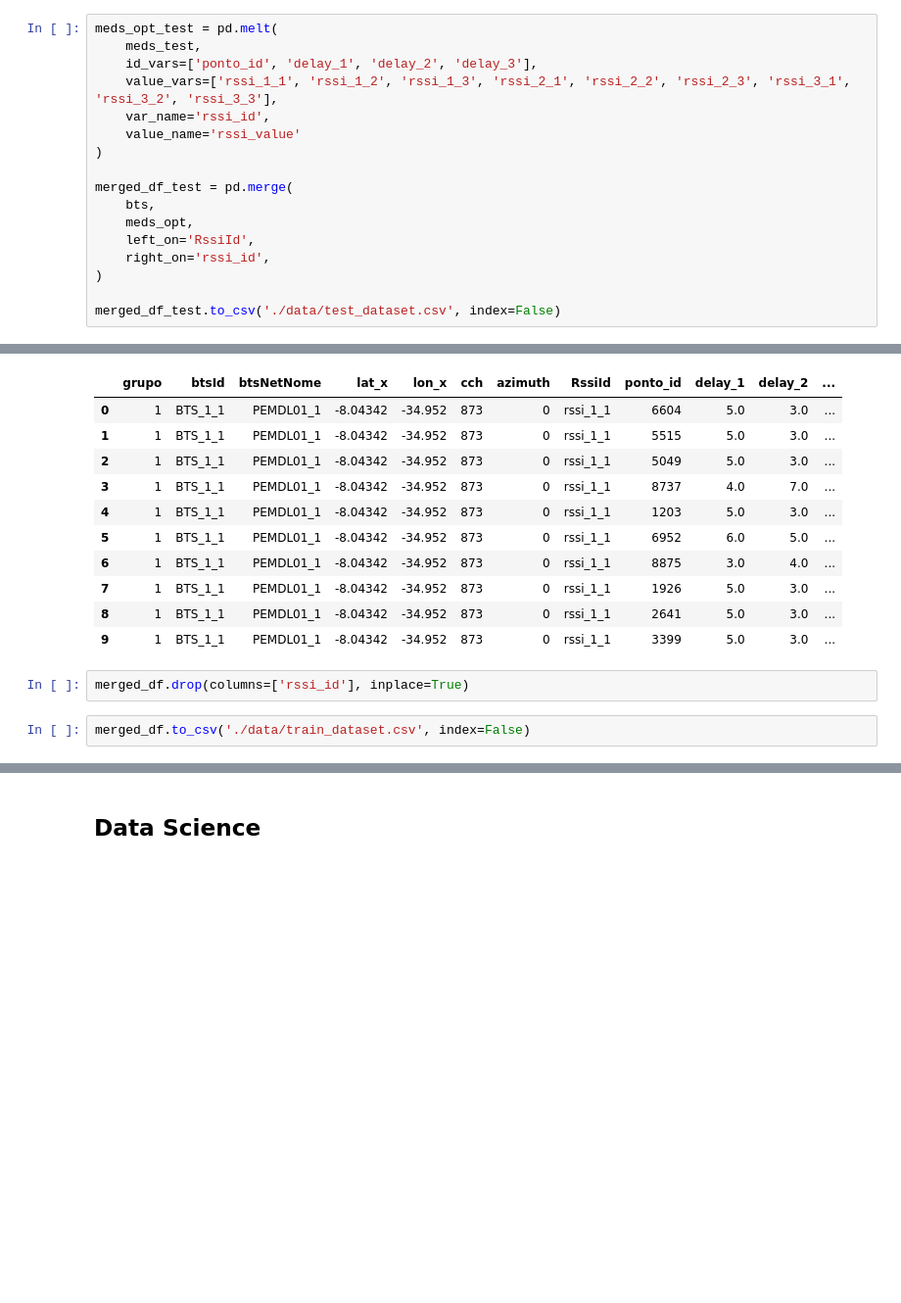
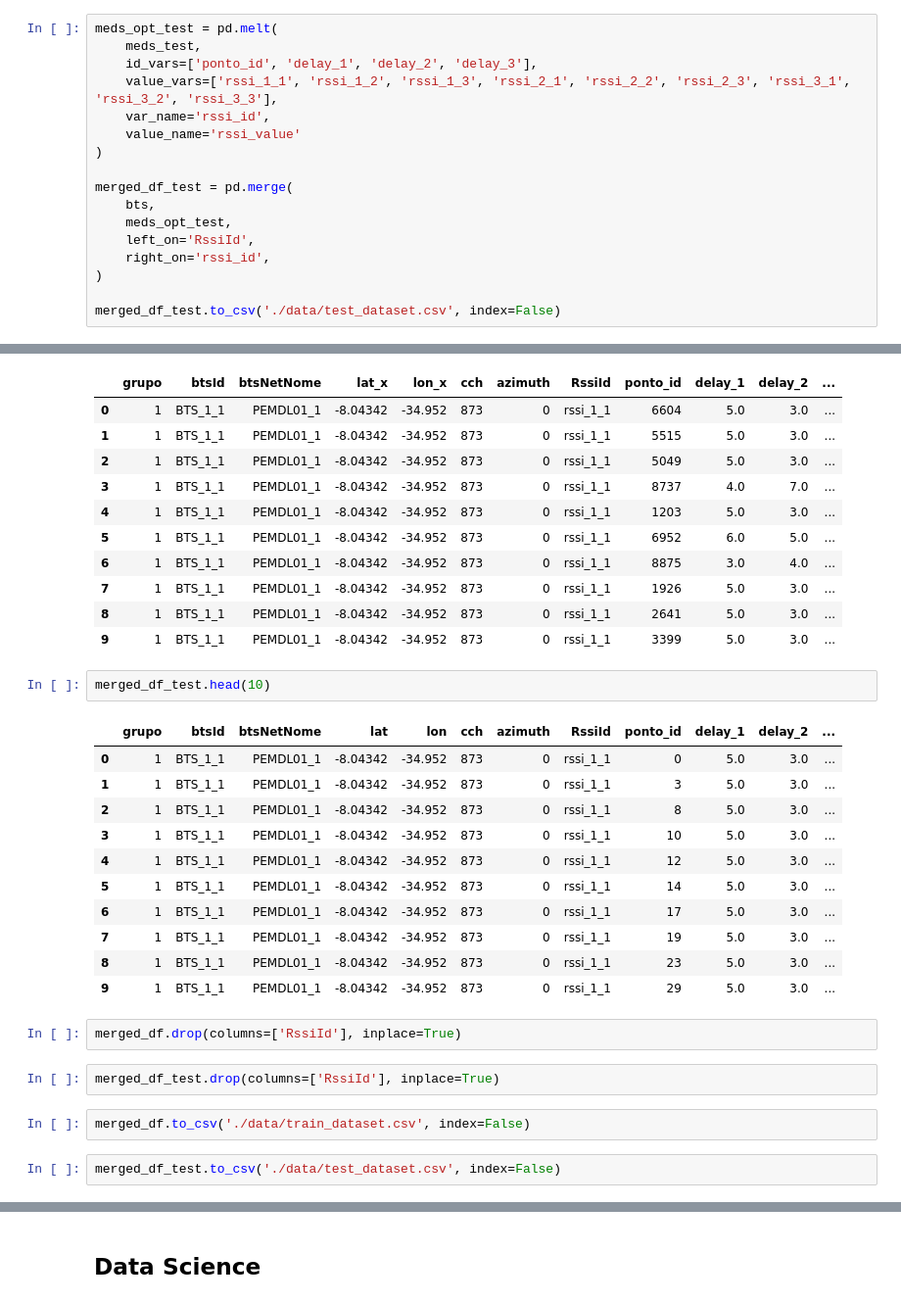
Before and after one commit to ianzin30/Comunicacoes-Moveis, a Jupyter notebook: tratamento.ipynb, the cells around one changed output, grey strips where cells are left out. Shown at 98% size. Drawn from its saved outputs; the diff is of its cells as text; blank space fills up the shorter version.

```diff
--- a/tratamento.ipynb
+++ b/tratamento.ipynb
@@ -42,7 +40,7 @@ meds_opt_test = pd.melt(
 
 merged_df_test = pd.merge(
     bts,
-    meds_opt,
+    meds_opt_test,
     left_on='RssiId',
     right_on='rssi_id',
 )
@@ -62,10 +60,28 @@ merged_df.head(10)
 | 7 | 1 | BTS_1_1 | PEMDL01_1 | -8.04342 | -34.952 | 873 | 0 | rssi_1_1 | 1926 | 5.0 | 3.0 | ... |
 | 8 | 1 | BTS_1_1 | PEMDL01_1 | -8.04342 | -34.952 | 873 | 0 | rssi_1_1 | 2641 | 5.0 | 3.0 | ... |
 | 9 | 1 | BTS_1_1 | PEMDL01_1 | -8.04342 | -34.952 | 873 | 0 | rssi_1_1 | 3399 | 5.0 | 3.0 | ... |
+# %%
+merged_df_test.head(10)
+# %% [output]
+|  | grupo | btsId | btsNetNome | lat | lon | cch | azimuth | RssiId | ponto_id | delay_1 | delay_2 | ... |
+| 0 | 1 | BTS_1_1 | PEMDL01_1 | -8.04342 | -34.952 | 873 | 0 | rssi_1_1 | 0 | 5.0 | 3.0 | ... |
+| 1 | 1 | BTS_1_1 | PEMDL01_1 | -8.04342 | -34.952 | 873 | 0 | rssi_1_1 | 3 | 5.0 | 3.0 | ... |
+| 2 | 1 | BTS_1_1 | PEMDL01_1 | -8.04342 | -34.952 | 873 | 0 | rssi_1_1 | 8 | 5.0 | 3.0 | ... |
+| 3 | 1 | BTS_1_1 | PEMDL01_1 | -8.04342 | -34.952 | 873 | 0 | rssi_1_1 | 10 | 5.0 | 3.0 | ... |
+| 4 | 1 | BTS_1_1 | PEMDL01_1 | -8.04342 | -34.952 | 873 | 0 | rssi_1_1 | 12 | 5.0 | 3.0 | ... |
+| 5 | 1 | BTS_1_1 | PEMDL01_1 | -8.04342 | -34.952 | 873 | 0 | rssi_1_1 | 14 | 5.0 | 3.0 | ... |
+| 6 | 1 | BTS_1_1 | PEMDL01_1 | -8.04342 | -34.952 | 873 | 0 | rssi_1_1 | 17 | 5.0 | 3.0 | ... |
+| 7 | 1 | BTS_1_1 | PEMDL01_1 | -8.04342 | -34.952 | 873 | 0 | rssi_1_1 | 19 | 5.0 | 3.0 | ... |
+| 8 | 1 | BTS_1_1 | PEMDL01_1 | -8.04342 | -34.952 | 873 | 0 | rssi_1_1 | 23 | 5.0 | 3.0 | ... |
+| 9 | 1 | BTS_1_1 | PEMDL01_1 | -8.04342 | -34.952 | 873 | 0 | rssi_1_1 | 29 | 5.0 | 3.0 | ... |
 # %%
-merged_df.drop(columns=['rssi_id'], inplace=True)
+merged_df.drop(columns=['RssiId'], inplace=True)
+# %%
+merged_df_test.drop(columns=['RssiId'], inplace=True)
 # %%
 merged_df.to_csv('./data/train_dataset.csv', index=False)
+# %%
+merged_df_test.to_csv('./data/test_dataset.csv', index=False)
 # %%
 merged_df.head(10)
 # %% [output]
```
Also changed, not shown: parts of 27 cells of this notebook, 5 other files.
